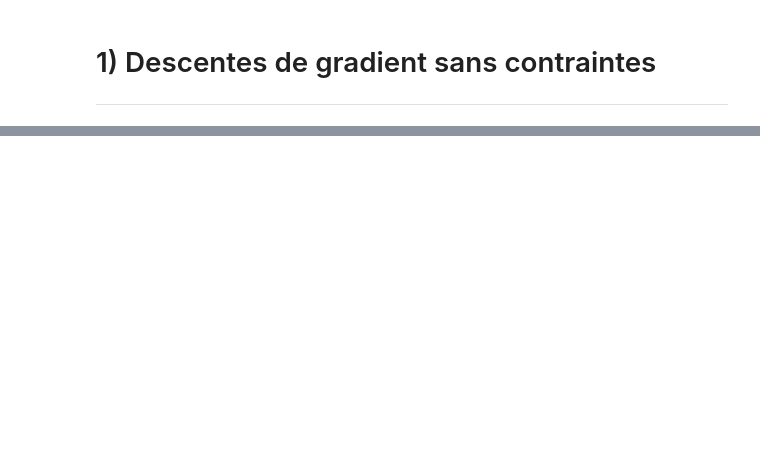
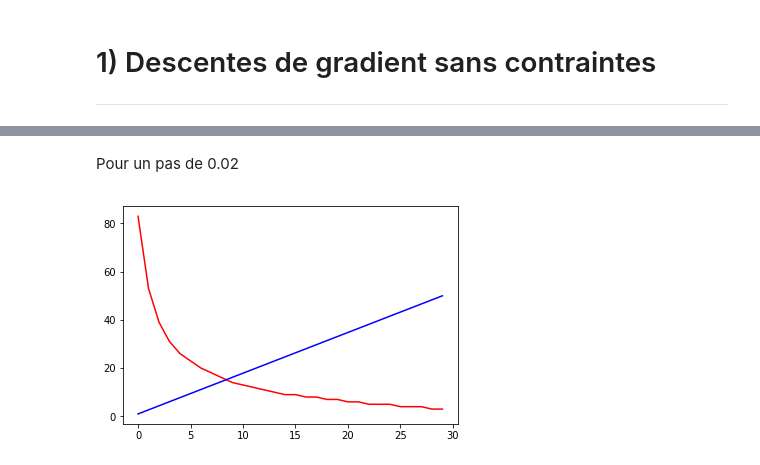
Before and after one commit to Garfounkel/Convex-Optimisation, a Jupyter notebook: ocvx_exam2_2019.ipynb, the cells around one changed output, grey strips where cells are left out. Cells and saved outputs as stored; diff of their text form; code cells hidden in the pictures; blank space fills up the shorter version.

```diff
--- a/ocvx_exam2_2019.ipynb
+++ b/ocvx_exam2_2019.ipynb
@@ -97,0 +101,6 @@ for a in range(1, 10):
+# %% [markdown]
+Pour un pas de 0.02
+# %%
+eval_nb_iterations(0.02)
+# %% [output]
+[figure, added]
```
Also changed, not shown: parts of 9 cells of this notebook.
